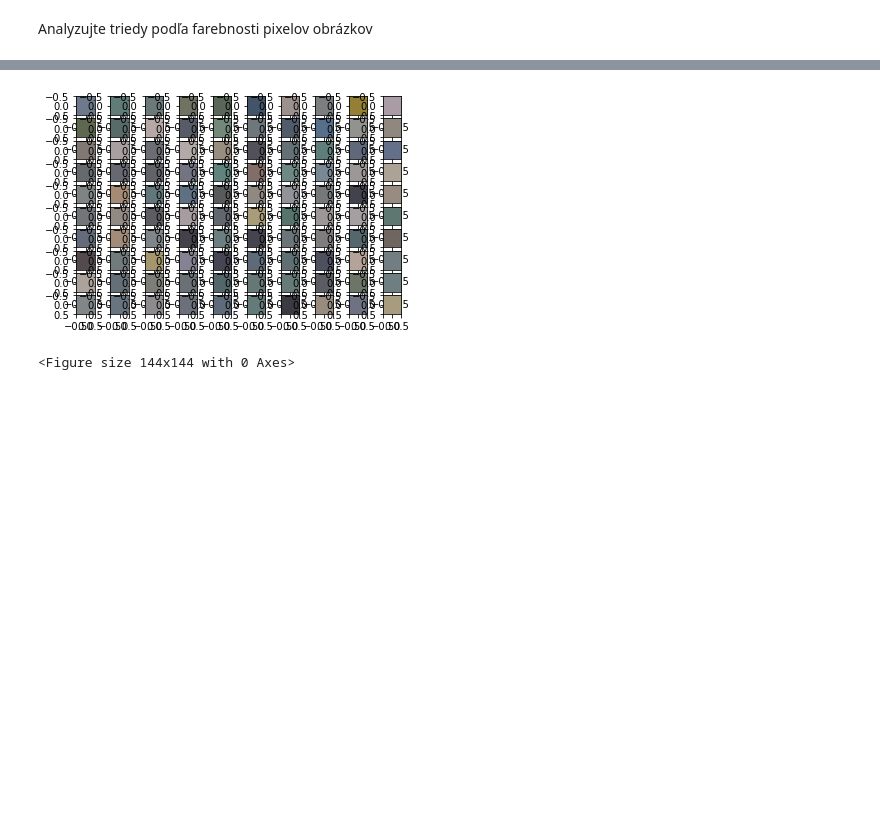
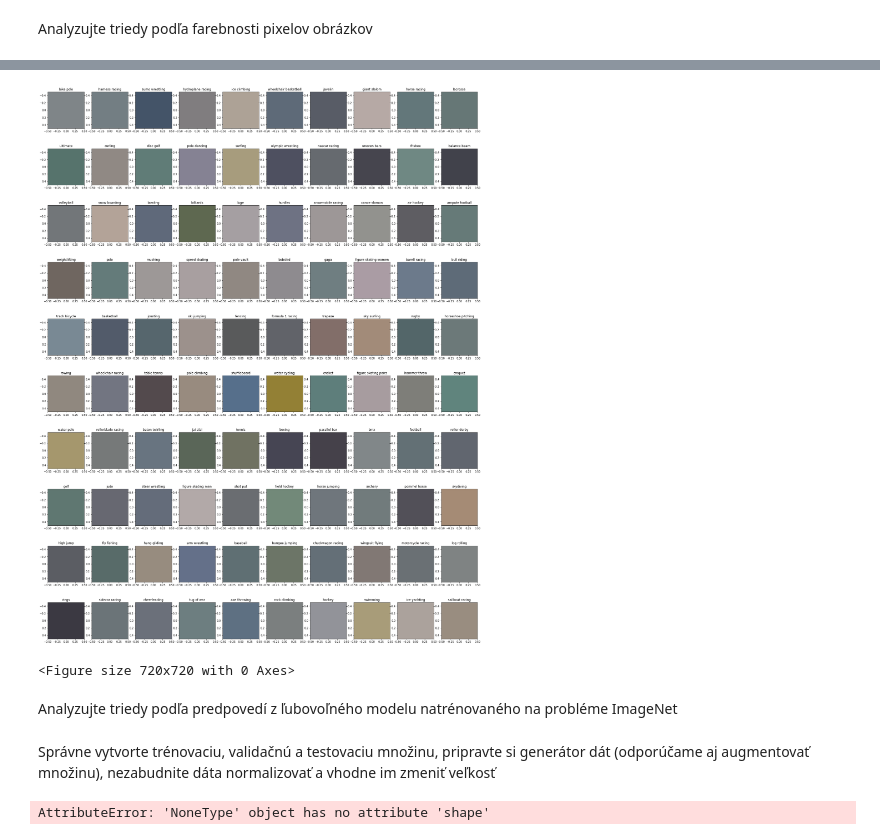
Before and after one commit to micudaroman/image-classification-sports, a Jupyter notebook: image-classification-sport.ipynb, the cells around one changed output, grey strips where cells are left out. Drawn from its saved outputs; the diff is of its cells as text; code cells hidden in the pictures; blank space fills up the shorter version.

Commit message:
Kaggle Notebook | image-classification-sport | Version 3

```diff
--- a/image-classification-sport.ipynb
+++ b/image-classification-sport.ipynb
@@ -23,7 +23,7 @@ import pandas as pd # data processing, CSV file I/O (e.g. pd.read_csv)
 import os
 for dirname, _, filenames in os.walk('/kaggle/working'):
     for filename in filenames:
-        print(os.path.join(dirname, filename))
+        os.path.join(dirname, filename)
 
 # You can write up to 20GB to the current directory (/kaggle/working/) that gets preserved as output when you create a version using "Save & Run All"
 # You can also write temporary files to /kaggle/temp/, but they won't be saved outside of the current session
@@ -124,26 +124,26 @@ for dirpath in glob.iglob('/kaggle/working/imageclassificationsport/train/*'):
 # %%
 import cv2
 import numpy
 from matplotlib.pyplot import figure
 import matplotlib.pyplot as plt
 
-figure, axis = plt.subplots(10, 10)
+figure, axis = plt.subplots(nrows=10, ncols=10, figsize=(30,40))
 j = 0
-plt.figure(figsize = (2, 2))
+plt.figure(figsize = (10, 10))
 for (i,dirpath) in enumerate(glob.iglob('/kaggle/working/imageclassificationsport/train/*')):
     filename = basename(dirpath)
     colors = []
     for imagepath in glob.iglob(dirpath+'/*'):
         myimg = cv2.imread(imagepath)
         colors.append(myimg)
     averageIm = np.mean(colors, axis=0)
     averageColor = averageIm.mean(axis=(0,1))
     averageColor = numpy.round(averageColor,0)
     averageColor = [int(a) for a in averageColor]
     axis[i%10,j].imshow([[averageColor]])
-    #axis[i%10,j].set_title(filename)
+    axis[i%10,j].set_title(filename)
     if ((i+1)%10 == 0):
         j+=1
 # %% [output]
-[figure, old version]
+[figure, new version]
-<Figure size 144x144 with 0 Axes>
+<Figure size 720x720 with 0 Axes>
@@ -152,0 +150,38 @@ for (i,dirpath) in enumerate(glob.iglob('/kaggle/working/imageclassificationspor
+# %% [markdown]
+Analyzujte triedy podľa predpovedí z ľubovoľného modelu natrénovaného na
+probléme ImageNet
+# %% [markdown]
+Správne vytvorte trénovaciu, validačnú a testovaciu množinu, pripravte si generátor dát (odporúčame aj augmentovať množinu), nezabudnite dáta normalizovať a vhodne im zmeniť veľkosť
+# %%
+import cv2
+
+isExist = os.path.exists('/kaggle/working/imageclassificationsport/compress/')
+if not isExist:
+    os.makedirs('/kaggle/working/imageclassificationsport/compress/')
+
+for dat in glob.iglob('/kaggle/working/imageclassificationsport/*'):
+    dataname = basename(dat)
+    isExist = os.path.exists('/kaggle/working/imageclassificationsport/compress/'+dataname+'/')
+    if not isExist:
+        os.makedirs('/kaggle/working/imageclassificationsport/compress/'+dataname+'/')
+    #print(dataname)
+    for path in glob.iglob(dat+'/*'):
+        pathname = basename(path)
+        isExist = os.path.exists('/kaggle/working/imageclassificationsport/compress/'+dataname+'/'+pathname+"/")
+        if not isExist:
+            os.makedirs('/kaggle/working/imageclassificationsport/compress/'+dataname+'/'+pathname+"/")
+        #print(pathname)
+        for imgpath in glob.iglob(path+'/*'):
+            love = imgpath
+            imgname = basename(imgpath)
+            #print(imgname)
+            img = cv2.imread(imgpath, cv2.IMREAD_UNCHANGED)
+            scale_percent = 20 # percent of original size
+            width = int(img.shape[1] * scale_percent / 100)
+            height = int(img.shape[0] * scale_percent / 100)
+            dim = (width, height)
+            resized = cv2.resize(img, dim, interpolation = cv2.INTER_AREA)
+            #plt.imshow(resized)
+            cv2.imwrite("/kaggle/working/imageclassificationsport/compress/"+dataname+"/"+pathname+"/"+imgname, resized)
+# %% [output]
+AttributeError: 'NoneType' object has no attribute 'shape'
```
Also changed, not shown: parts of 13 cells of this notebook.
